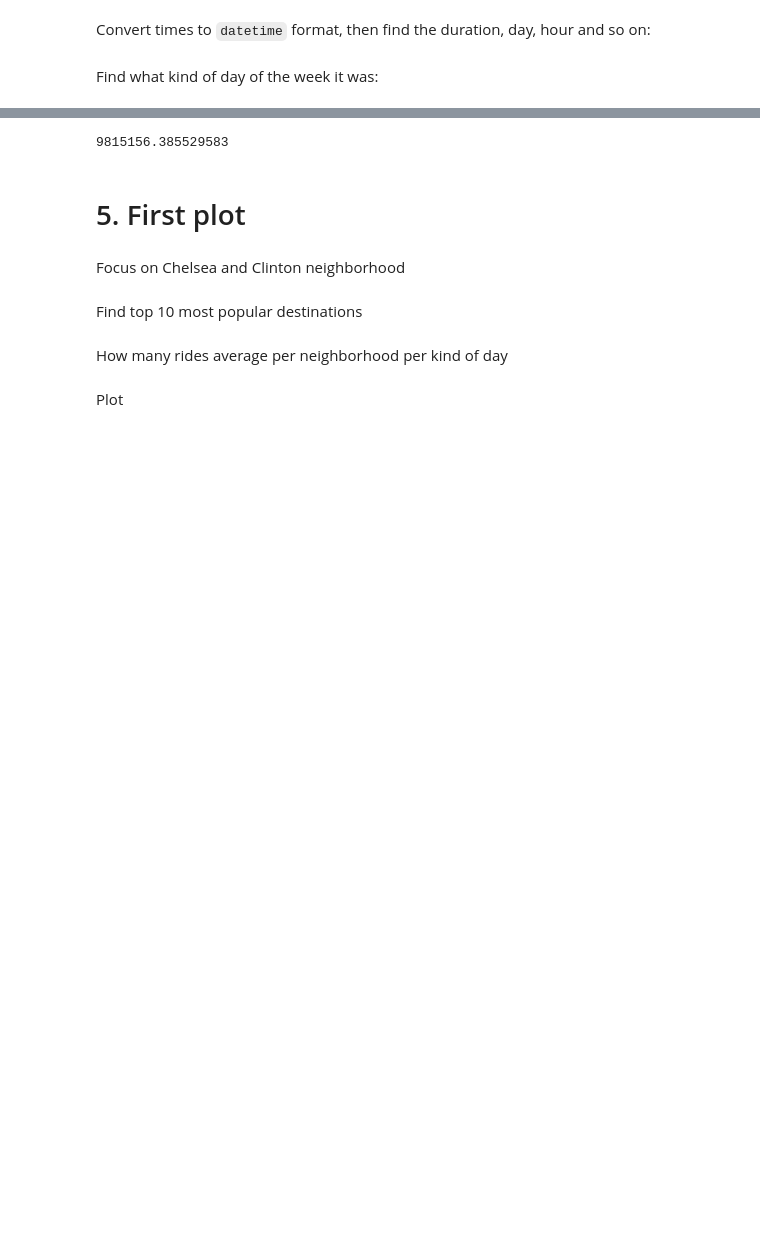
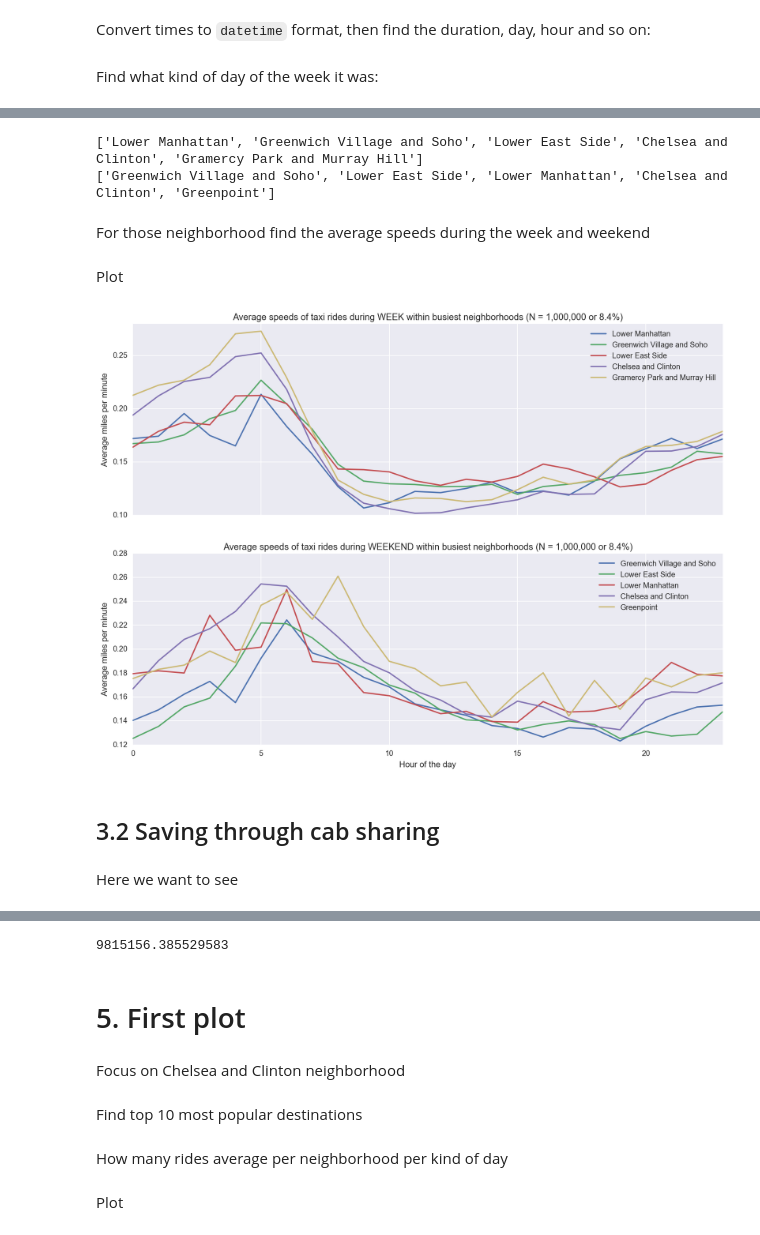
Before and after one commit to aficnar/TaxiProject, a Jupyter notebook: taxi_project.ipynb, the cells around one changed output, grey strips where cells are left out. Drawn from its saved outputs; the diff is of its cells as text; code cells hidden in the pictures; blank space fills up the shorter version.

```diff
--- a/taxi_project.ipynb
+++ b/taxi_project.ipynb
@@ -375,0 +509,2 @@ array([[1, Timestamp('2016-05-01 00:00:00'), 9.68, 1.68, '10001', '10020'],
+# %%
+av_speeds = pd.DataFrame({'neighborhood': neigh_fine, 'week_speed': week_speed, 'weekend_speed' : weekend_speed})
@@ -375,0 +513,42 @@ array([[1, Timestamp('2016-05-01 00:00:00'), 9.68, 1.68, '10001', '10020'],
+# %%
+week_tops = av_speeds.sort_values('week_speed').iloc[:5]['neighborhood'].tolist()
+weekend_tops = av_speeds.sort_values('weekend_speed').iloc[:5]['neighborhood'].tolist()
+print week_tops
+print weekend_tops
+# %% [output]
+['Lower Manhattan', 'Greenwich Village and Soho', 'Lower East Side', 'Chelsea and Clinton', 'Gramercy Park and Murray Hill']
+['Greenwich Village and Soho', 'Lower East Side', 'Lower Manhattan', 'Chelsea and Clinton', 'Greenpoint']
+# %% [markdown]
+For those neighborhood find the average speeds during the week and weekend
+# %%
+week_final = pd.DataFrame({'tmp':[0]*24})
+for n in week_tops:
+    df_ego = df[(df['pickup_neighborhood'] == n) & (df['dropoff_neighborhood'] == n) & (df['day_kind'] == 'Weekday')]
+    ser_speed = df_ego['speed'].groupby(df_ego['hour']).mean().fillna(method = 'backfill')
+    week_final[n] = ser_speed
+del week_final['tmp']
+# %%
+weekend_final = pd.DataFrame({'tmp':[0]*24})
+for n in weekend_tops:
+    df_ego = df[(df['pickup_neighborhood'] == n) & (df['dropoff_neighborhood'] == n) & (df['day_kind'] == 'Weekend')]
+    ser_speed = df_ego['speed'].groupby(df_ego['hour']).mean().fillna(method = 'backfill')
+    weekend_final[n] = ser_speed
+del weekend_final['tmp']
+# %% [markdown]
+Plot
+# %%
+fig, axes = plt.subplots(2, 1, figsize = (14, 10), sharex = True)
+week_final.plot(ax = axes[0])
+weekend_final.plot(ax = axes[1])
+axes[0].set_ylabel('Average miles per minute')
+axes[1].set_ylabel('Average miles per minute')
+axes[1].set_xlabel('Hour of the day')
+axes[0].set_title('Average speeds of taxi rides during WEEK within busiest neighborhoods (N = 1,000,000 or 8.4%)')
+axes[1].set_title('Average speeds of taxi rides during WEEKEND within busiest neighborhoods (N = 1,000,000 or 8.4%)');
+# fig.savefig('fig2.pdf', bbox_inches = 'tight', pad_inches = 0)
+# %% [output]
+[figure, added]
+# %% [markdown]
+## <a name="p32">3.2 Saving through cab sharing</a>
+# %% [markdown]
+Here we want to see
```
Also changed, not shown: parts of 167 cells of this notebook.
